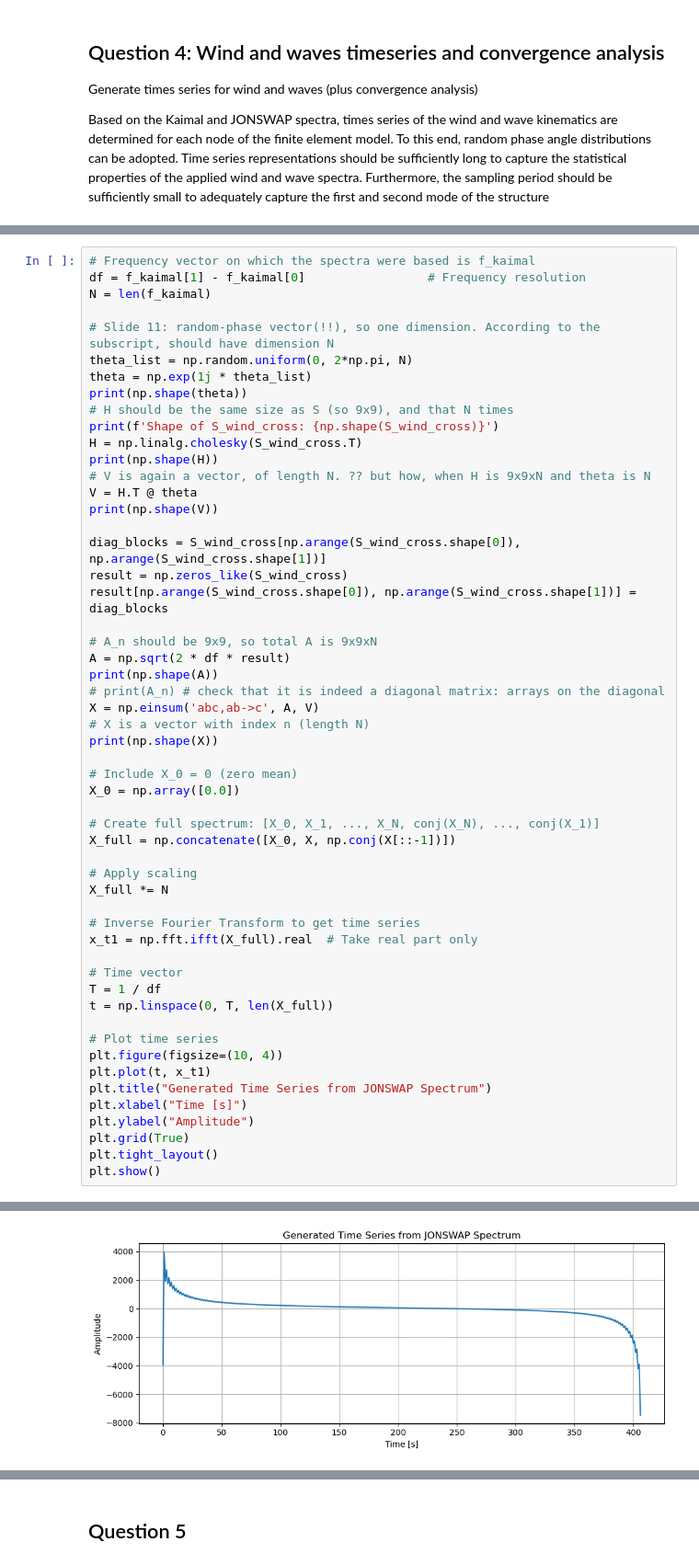
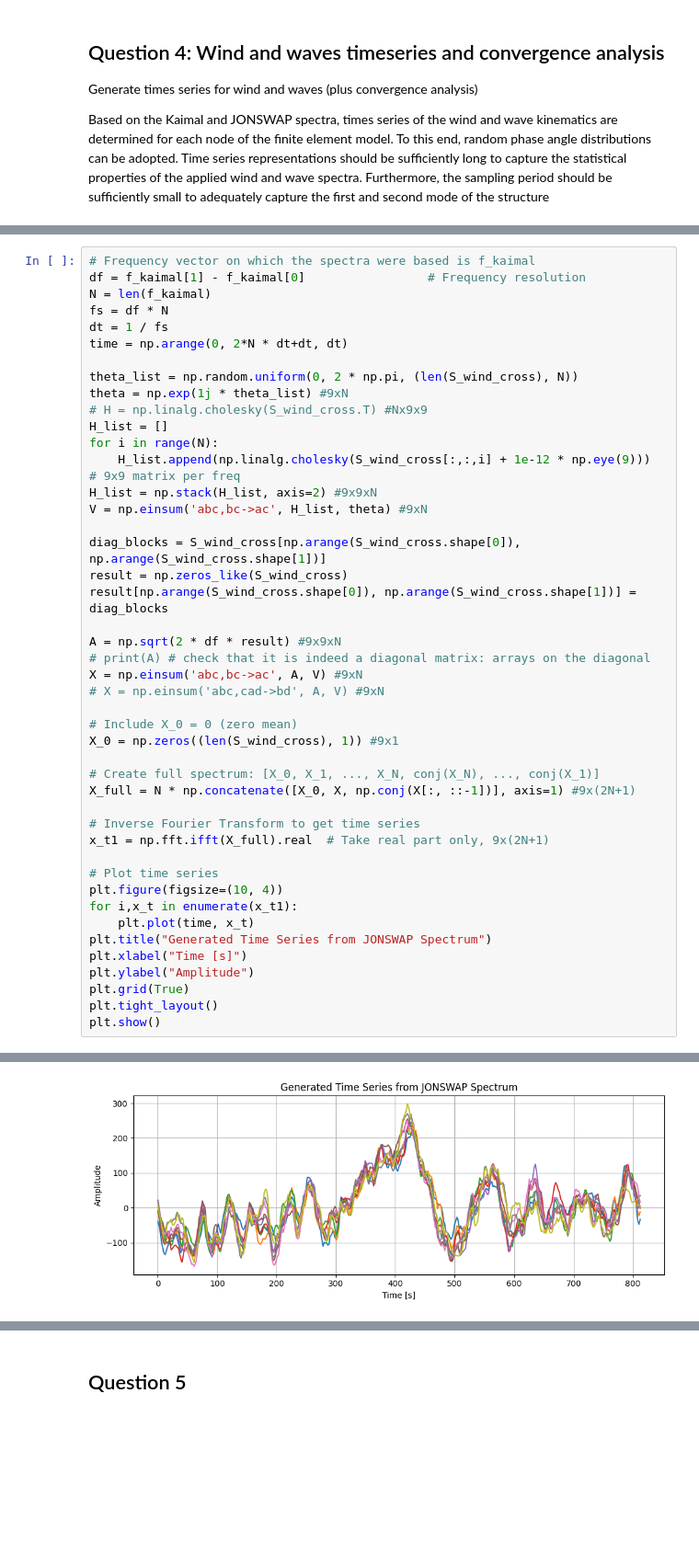
Before and after one commit to Lymone96/CIEM5220-Group2, a Jupyter notebook: 2_WW/WW_Assignment (Question 1-4).ipynb, the cells around one changed output, grey strips where cells are left out. Shown at 92% size. Drawn from its saved outputs; the diff is of its cells as text; blank space fills up the shorter version.

```diff
--- a/2_WW/WW_Assignment (Question 1-4).ipynb
+++ b/2_WW/WW_Assignment (Question 1-4).ipynb
@@ -647,50 +647,41 @@ plt.plot(np.gradient(time_seriesLC1, dt), label='Velocity LC1')
 # Frequency vector on which the spectra were based is f_kaimal
 df = f_kaimal[1] - f_kaimal[0]                 # Frequency resolution
 N = len(f_kaimal)
+fs = df * N
+dt = 1 / fs
+time = np.arange(0, 2*N * dt+dt, dt)
 
-# Slide 11: random-phase vector(!!), so one dimension. According to the subscript, should have dimension N
-theta_list = np.random.uniform(0, 2*np.pi, N)
-theta = np.exp(1j * theta_list)
-print(np.shape(theta))
-# H should be the same size as S (so 9x9), and that N times
-print(f'Shape of S_wind_cross: {np.shape(S_wind_cross)}')
-H = np.linalg.cholesky(S_wind_cross.T)
-print(np.shape(H))
-# V is again a vector, of length N. ?? but how, when H is 9x9xN and theta is N
-V = H.T @ theta
-print(np.shape(V))
+theta_list = np.random.uniform(0, 2 * np.pi, (len(S_wind_cross), N))
+theta = np.exp(1j * theta_list) #9xN
+# H = np.linalg.cholesky(S_wind_cross.T) #Nx9x9
+H_list = []
+for i in range(N):
+    H_list.append(np.linalg.cholesky(S_wind_cross[:,:,i] + 1e-12 * np.eye(9)))  # 9x9 matrix per freq
+H_list = np.stack(H_list, axis=2) #9x9xN
+V = np.einsum('abc,bc->ac', H_list, theta) #9xN
 
 diag_blocks = S_wind_cross[np.arange(S_wind_cross.shape[0]), np.arange(S_wind_cross.shape[1])]
 result = np.zeros_like(S_wind_cross)
 result[np.arange(S_wind_cross.shape[0]), np.arange(S_wind_cross.shape[1])] = diag_blocks
 
-# A_n should be 9x9, so total A is 9x9xN
-A = np.sqrt(2 * df * result)
-print(np.shape(A))
-# print(A_n) # check that it is indeed a diagonal matrix: arrays on the diagonal
-X = np.einsum('abc,ab->c', A, V)
-# X is a vector with index n (length N)
-print(np.shape(X))
+A = np.sqrt(2 * df * result) #9x9xN
+# print(A) # check that it is indeed a diagonal matrix: arrays on the diagonal
+X = np.einsum('abc,bc->ac', A, V) #9xN
+# X = np.einsum('abc,cad->bd', A, V) #9xN
 
 # Include X_0 = 0 (zero mean)
-X_0 = np.array([0.0])
+X_0 = np.zeros((len(S_wind_cross), 1)) #9x1
 
 # Create full spectrum: [X_0, X_1, ..., X_N, conj(X_N), ..., conj(X_1)]
-X_full = np.concatenate([X_0, X, np.conj(X[::-1])])
-
-# Apply scaling
-X_full *= N
+X_full = N * np.concatenate([X_0, X, np.conj(X[:, ::-1])], axis=1) #9x(2N+1)
 
 # Inverse Fourier Transform to get time series
-x_t1 = np.fft.ifft(X_full).real  # Take real part only
-
-# Time vector
-T = 1 / df
-t = np.linspace(0, T, len(X_full))
+x_t1 = np.fft.ifft(X_full).real  # Take real part only, 9x(2N+1)
 
 # Plot time series
 plt.figure(figsize=(10, 4))
-plt.plot(t, x_t1)
+for i,x_t in enumerate(x_t1):
+    plt.plot(time, x_t)
 plt.title("Generated Time Series from JONSWAP Spectrum")
 plt.xlabel("Time [s]")
 plt.ylabel("Amplitude")
@@ -707,4 +692,4 @@ Shape of S_wind_cross: (9, 9, 200)
-[figure, old version]
+[figure, new version]
 # %%
 # Parameters
 N = 5000                         # Number of frequency points
```
Also changed, not shown: parts of 11 cells of this notebook.
